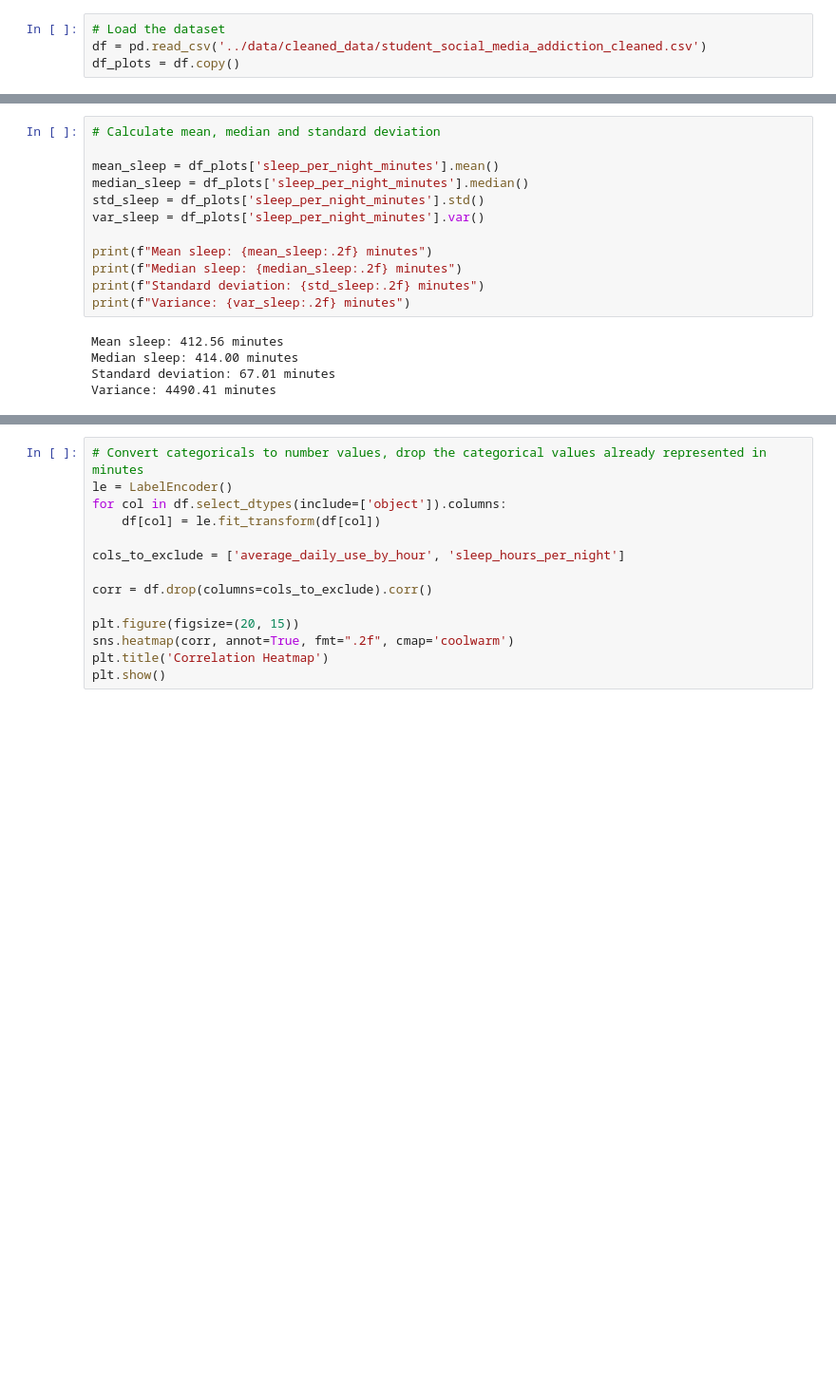
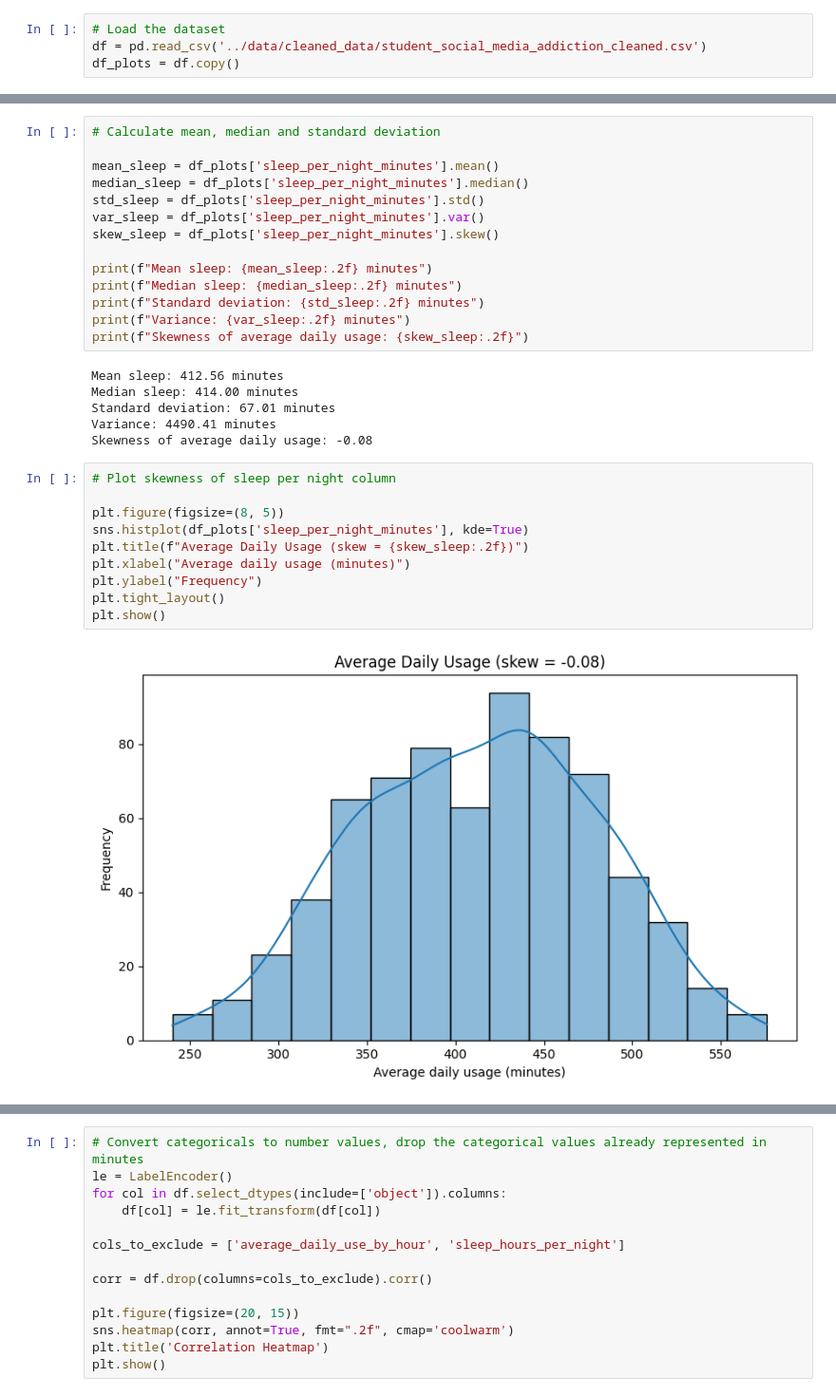
Before and after one commit to StavSteven/social_media_addiction, a Jupyter notebook: jupyter_notebooks/2_visualisations_student_social_media_addiction.ipynb, the cells around one changed output, grey strips where cells are left out. Shown at 95% size. Saved outputs shown, nothing was run; the diff lists cells and outputs as text; blank space fills up the shorter version.

Commit message:
add skewness to stats tests

```diff
--- a/jupyter_notebooks/2_visualisations_student_social_media_addiction.ipynb
+++ b/jupyter_notebooks/2_visualisations_student_social_media_addiction.ipynb
@@ -45,13 +46,28 @@ mean_sleep = df_plots['sleep_per_night_minutes'].mean()
 median_sleep = df_plots['sleep_per_night_minutes'].median()
 std_sleep = df_plots['sleep_per_night_minutes'].std()
 var_sleep = df_plots['sleep_per_night_minutes'].var()
+skew_sleep = df_plots['sleep_per_night_minutes'].skew()
 
 print(f"Mean sleep: {mean_sleep:.2f} minutes")
 print(f"Median sleep: {median_sleep:.2f} minutes")
 print(f"Standard deviation: {std_sleep:.2f} minutes")
 print(f"Variance: {var_sleep:.2f} minutes")
+print(f"Skewness of average daily usage: {skew_sleep:.2f}")
 # %% [output]
 Mean sleep: 412.56 minutes
 Median sleep: 414.00 minutes
 Standard deviation: 67.01 minutes
 Variance: 4490.41 minutes
+Skewness of average daily usage: -0.08
+# %%
+# Plot skewness of sleep per night column
+
+plt.figure(figsize=(8, 5))
+sns.histplot(df_plots['sleep_per_night_minutes'], kde=True)
+plt.title(f"Average Daily Usage (skew = {skew_sleep:.2f})")
+plt.xlabel("Average daily usage (minutes)")
+plt.ylabel("Frequency")
+plt.tight_layout()
+plt.show()
+# %% [output]
+[figure, added]
```
Also changed, not shown: parts of 3 cells of this notebook.
